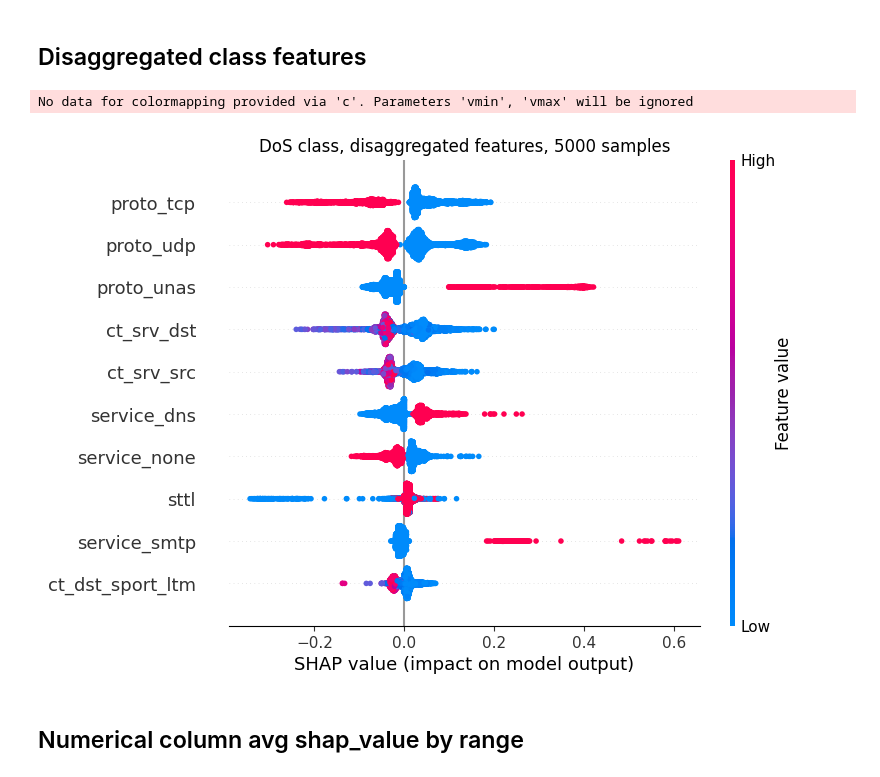
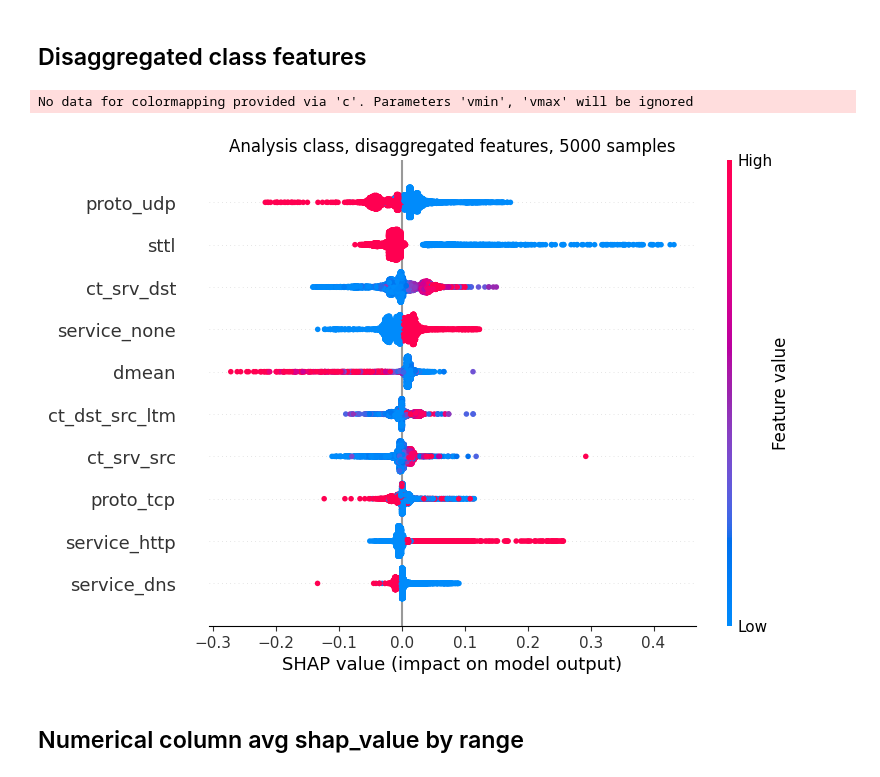
Before and after one commit to xavierlarrivaUPM/XAI_IDS, a Jupyter notebook: 3_XRL_FeatureRange.ipynb, the cells around one changed output. Saved outputs shown, nothing was run; the diff lists cells and outputs as text; code cells hidden in the pictures.

```diff
--- a/3_XRL_FeatureRange.ipynb
+++ b/3_XRL_FeatureRange.ipynb
@@ -59,20 +61,20 @@ with open(f"/notebooks/Utils/shap_values_{nsamples}.pkl", "rb") as file:
 # %% [markdown]
 ## Disaggregated class features
 # %%
-target_class = "DoS"
+target_class = "Analysis"
 
 target_class_i = target_names.index(target_class)
 plt.figure()
 shap.summary_plot(shap_values[target_class_i],
                   x_samples,
                   max_display=10,
                   plot_type="dot",
                   show=False)
 plt.title(f"{target_names[target_class_i]} class, disaggregated features, {nsamples} samples")
 plt.show()
 # %% [output]
 No data for colormapping provided via 'c'. Parameters 'vmin', 'vmax' will be ignored
-[figure, old version]
+[figure, new version]
 # %% [markdown]
 ## Numerical column avg shap_value by range
 # %%
```
Also changed, not shown: parts of 7 cells of this notebook.
